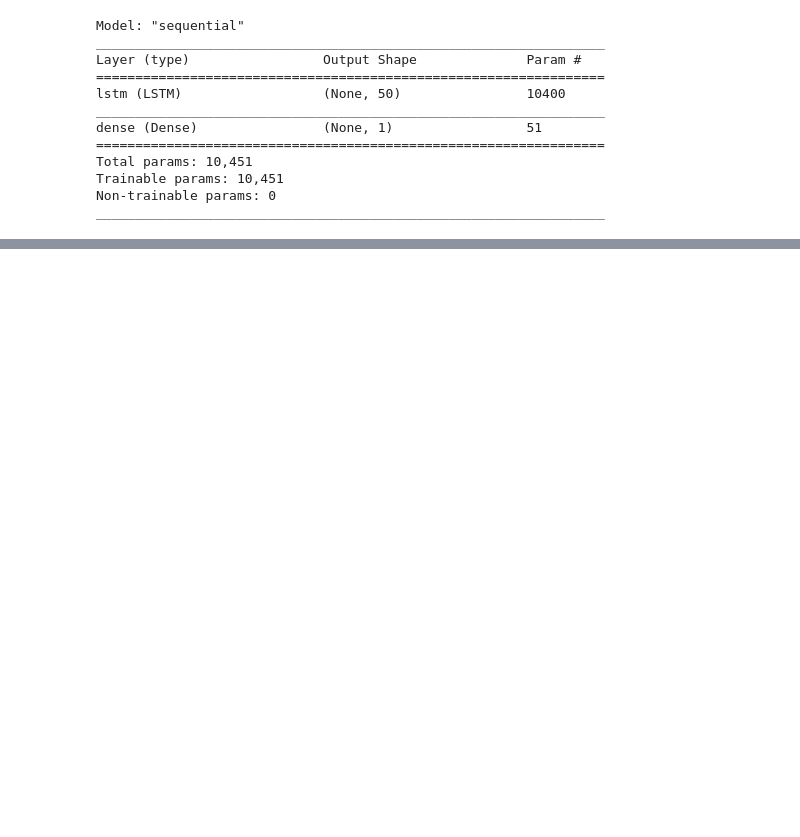
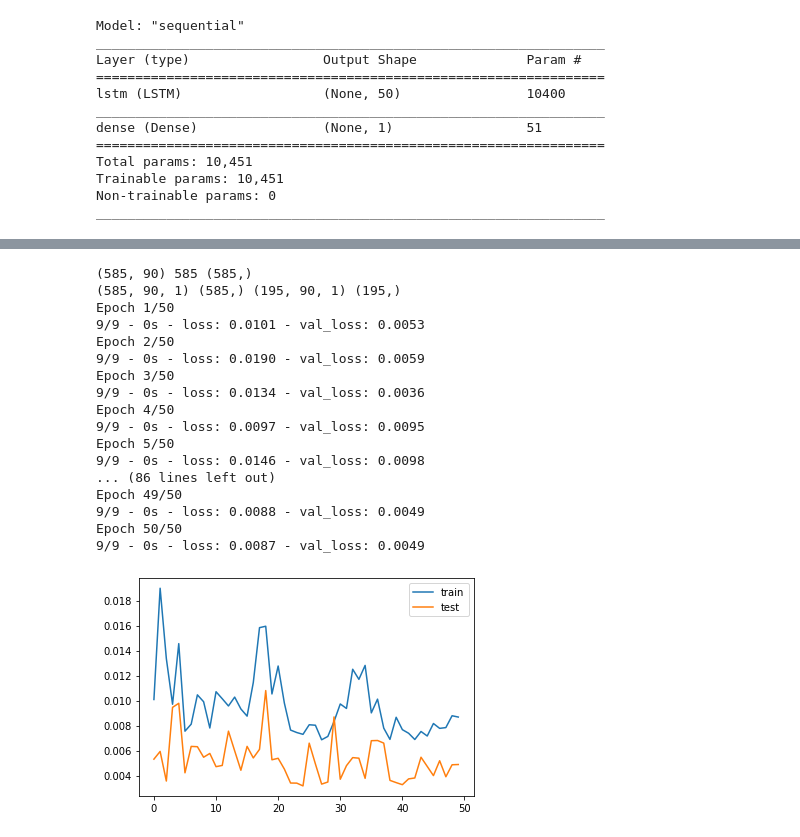
Before and after one commit to hsuyeemon/lstm-demand-prediction, a Jupyter notebook: research/Demand Forecast.ipynb, the cells around one changed output, grey strips where cells are left out. Drawn from its saved outputs; the diff is of its cells as text; code cells hidden in the pictures; blank space fills up the shorter version.

Commit message:
line chart & col chart

```diff
--- a/research/Demand Forecast.ipynb
+++ b/research/Demand Forecast.ipynb
@@ -334,0 +336,63 @@ array([2.7439687, 2.739891 , 2.7358108, 2.7317157, 2.7276125, 2.7234895,
+# %%
+#90 days
+num_lags = 90
+num_features=1
+# frame as supervised learning
+reframed = series_to_supervised(scaled, num_lags, 1)
+values = reframed.values
+values = reframed.values
+train_size = math.floor(values.shape[0] *0.6)
+test_size = math.floor(values.shape[0]*0.2)
+#n_train_day = 20
+train = values[:train_size,:]
+test = values[train_size:(train_size+test_size), :]
+cross_validation = values[(train_size+test_size):, :]
+
+# split into input and outputs
+n_obs = num_lags * num_features
+train_X, train_y = train[:, :n_obs], train[:, -num_features]
+test_X, test_y = test[:, :n_obs], test[:, -num_features]
+cross_X, cross_y = cross_validation[:, :n_obs], cross_validation[:, -num_features]
+print(train_X.shape, len(train_X), train_y.shape)
+
+# reshape input to be 3D [samples, timesteps, features]
+train_X = train_X.reshape((train_X.shape[0], num_lags, num_features))
+test_X = test_X.reshape((test_X.shape[0], num_lags, num_features))
+cross_X = cross_X.reshape((cross_X.shape[0], num_lags, num_features))
+print(train_X.shape, train_y.shape, test_X.shape, test_y.shape)
+
+# design network
+model = Sequential()
+model.add(LSTM(50, input_shape=(train_X.shape[1], train_X.shape[2])))
+model.add(Dense(1))
+model.compile(loss='mae', optimizer='adam')
+
+# fit network
+history = model.fit(train_X, train_y, epochs=50, batch_size=72, validation_data=(test_X, test_y), verbose=2, shuffle=False)
+
+# plot history
+pyplot.plot(history.history['loss'], label='train')
+pyplot.plot(history.history['val_loss'], label='test')
+pyplot.legend()
+pyplot.show()
+#save model
+model.save("./model-90days.h5")
+# %% [output]
+(585, 90) 585 (585,)
+(585, 90, 1) (585,) (195, 90, 1) (195,)
+Epoch 1/50
+9/9 - 0s - loss: 0.0101 - val_loss: 0.0053
+Epoch 2/50
+9/9 - 0s - loss: 0.0190 - val_loss: 0.0059
+Epoch 3/50
+9/9 - 0s - loss: 0.0134 - val_loss: 0.0036
+Epoch 4/50
+9/9 - 0s - loss: 0.0097 - val_loss: 0.0095
+Epoch 5/50
+9/9 - 0s - loss: 0.0146 - val_loss: 0.0098
+... (86 lines left out)
+Epoch 49/50
+9/9 - 0s - loss: 0.0088 - val_loss: 0.0049
+Epoch 50/50
+9/9 - 0s - loss: 0.0087 - val_loss: 0.0049
+[figure, added]
```
Also changed, not shown: parts of 19 cells of this notebook, 30 other files.
